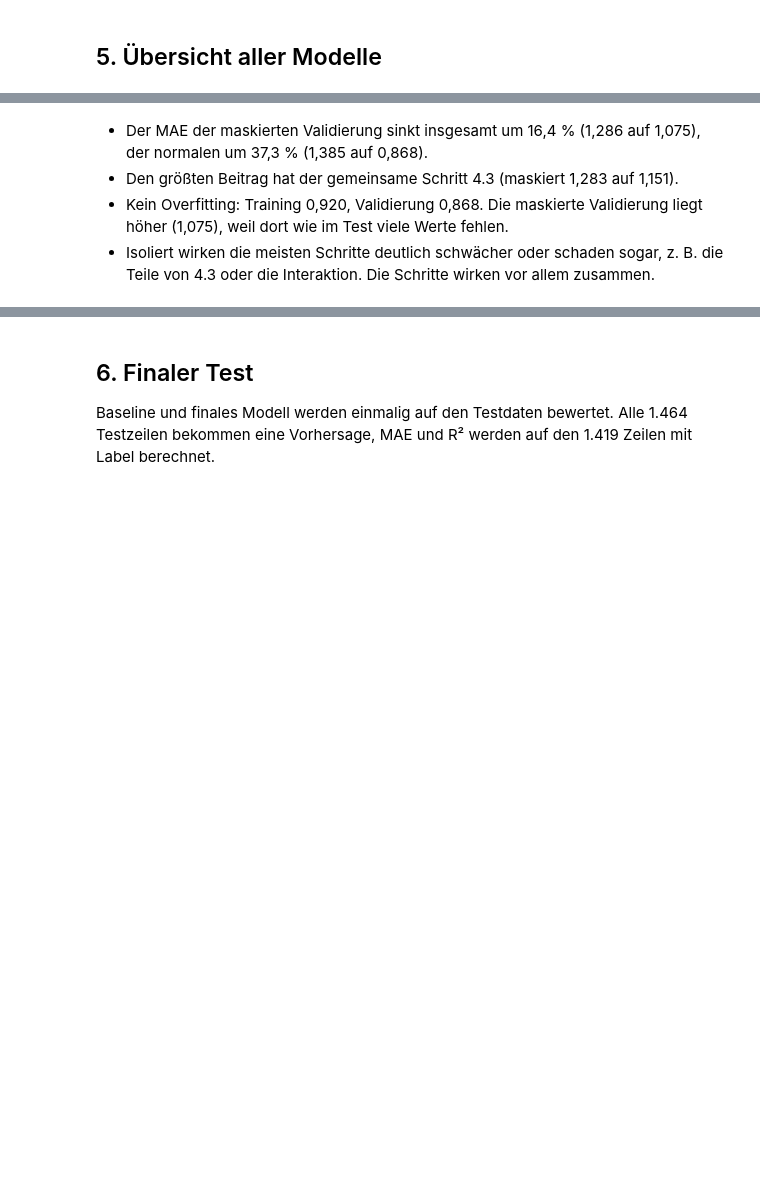
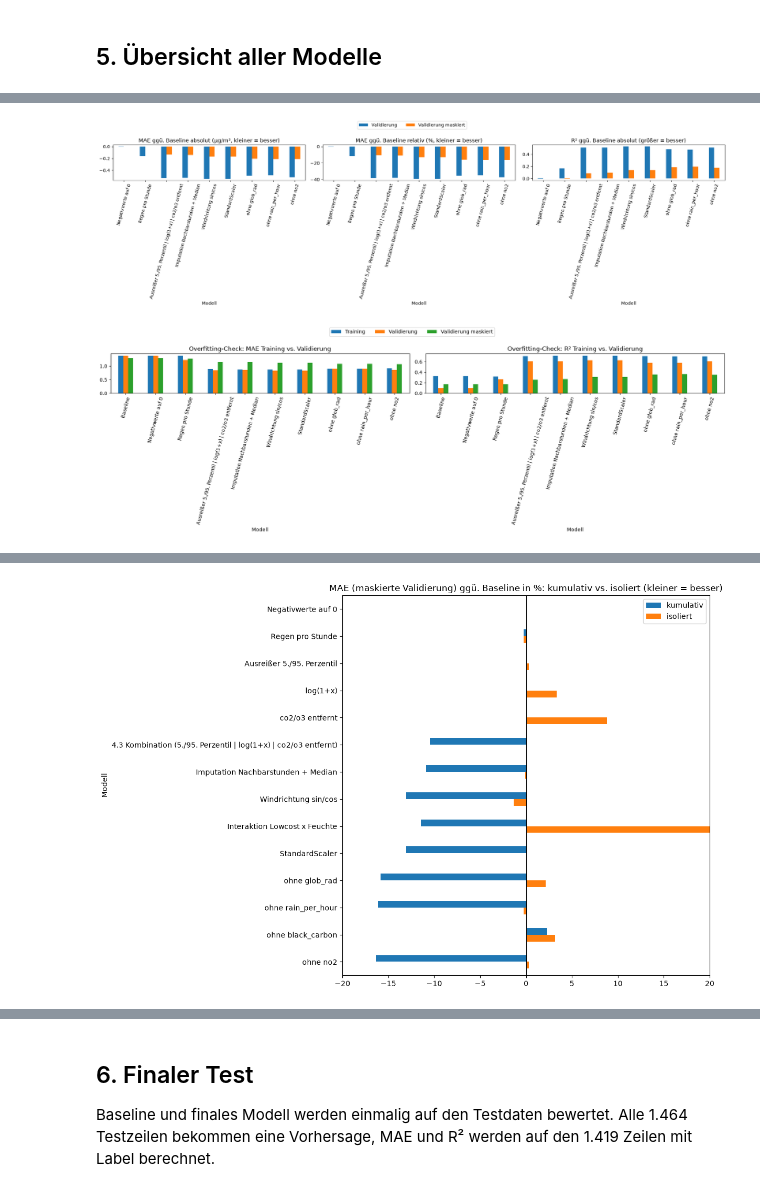
Before and after one commit to kevinvuong04/data-science-26-27, a Jupyter notebook: src/Notebooks/Aufgabe_2_Data_Preparation.ipynb, the cells around one changed output, grey strips where cells are left out. Saved outputs shown, nothing was run; the diff lists cells and outputs as text; code cells hidden in the pictures; blank space fills up the shorter version.

```diff
--- a/src/Notebooks/Aufgabe_2_Data_Preparation.ipynb
+++ b/src/Notebooks/Aufgabe_2_Data_Preparation.ipynb
@@ -950,17 +968,20 @@ for col in list(corr_with_label[corr_with_label.abs() < 0.05].index) + [vif_tabl
     if col not in candidates and col in features:
         candidates.append(col)
 before = current
-rows = []
+base_iso = path_data[2]        # Originaldaten nach 4.1 und 4.2 (wie bei den isolierten Teilen von 4.3)
+rows, rows_iso = [], []
 for col in candidates:
     data_new = run_step(drop_columns, cur, [col])
     row = evaluate("ohne " + col, "kumulativ", col + " entfernt", data_new)
     rows.append(row)
+    if col in base_iso[0].columns:
+        rows_iso.append(evaluate("ohne " + col, "isoliert", "nur " + col + " entfernt", run_step(drop_columns, base_iso, [col])))
     if improves(row):
         take_over(row, data_new, "MAE (maskiert) sinkt")
     else:
         adopt(row, "nein", "MAE (maskiert) steigt")
 check_integrity(cur)
-show([before] + rows)
+show([before] + rows + rows_iso)
 # %% [output]
                    r mit Label   VIF
 black_carbon              0.47  4.34
@@ -1037,5 +1016,59 @@ ohne no2                                               -16.3728
-# %% [markdown]
-- Der MAE der maskierten Validierung sinkt insgesamt um 16,4 % (1,286 auf 1,075), der normalen um 37,3 % (1,385 auf 0,868).
-- Den größten Beitrag hat der gemeinsame Schritt 4.3 (maskiert 1,283 auf 1,151).
-- Kein Overfitting: Training 0,920, Validierung 0,868. Die maskierte Validierung liegt höher (1,075), weil dort wie im Test viele Werte fehlen.
-- Isoliert wirken die meisten Schritte deutlich schwächer oder schaden sogar, z. B. die Teile von 4.3 oder die Interaktion. Die Schritte wirken vor allem zusammen.
+# %%
+combination = ""
+for row in path[1:]:
+    combination = row["Modell"] if combination == "" else combination + " + " + row["Modell"]
+print("Finale Kombination:", combination)
+
+path_df = pd.DataFrame(path).set_index("Modell")
+# Veränderung gegenüber der Baseline (negativ beim MAE = besser, positiv beim R² = besser)
+path_df["dMAE_Val_abs"] = path_df["MAE_Val"] - baseline["MAE_Val"]
+path_df["dR2_Val_abs"] = path_df["R2_Val"] - baseline["R2_Val"]
+print("Kennzahlen nach jedem übernommenen Schritt:")
+print(path_df[["MAE_Train", "MAE_Val", "MAE_Val_mask", "R2_Train", "R2_Val", "R2_Val_mask"]].round(4))
+print("\nVeränderung gegenüber der Baseline:")
+print(path_df[["dMAE_Val_abs", "dMAE_Val_%", "dMAE_mask_abs", "dMAE_mask_%", "dR2_Val_abs", "dR2_mask_abs"]].round(4))
+
+# Verbesserung gegenüber der Baseline je Schritt: MAE absolut und relativ, R² absolut
+names = {"dMAE_Val_abs": "Validierung", "dMAE_mask_abs": "Validierung maskiert", "dMAE_Val_%": "Validierung",
+         "dMAE_mask_%": "Validierung maskiert", "dR2_Val_abs": "Validierung", "dR2_mask_abs": "Validierung maskiert"}
+fig, axs = plt.subplots(1, 3, figsize=(20, 6))
+path_df[["dMAE_Val_abs", "dMAE_mask_abs"]].iloc[1:].rename(columns=names).plot.bar(ax=axs[0], rot=75, title="MAE ggü. Baseline absolut (µg/m³, kleiner = besser)")
+path_df[["dMAE_Val_%", "dMAE_mask_%"]].iloc[1:].rename(columns=names).plot.bar(ax=axs[1], rot=75, title="MAE ggü. Baseline relativ (%, kleiner = besser)")
+path_df[["dR2_Val_abs", "dR2_mask_abs"]].iloc[1:].rename(columns=names).plot.bar(ax=axs[2], rot=75, title="R² ggü. Baseline absolut (größer = besser)")
+for ax in axs:
+    ax.get_legend().remove()          # eine gemeinsame Legende über allen Diagrammen
+fig.legend(*axs[0].get_legend_handles_labels(), loc="upper center", ncol=2)
+plt.tight_layout(rect=[0, 0, 1, 0.93])
+plt.show()
+
+# Overfitting-Check: Training gegen Validierung, MAE und R²
+fig, axs = plt.subplots(1, 2, figsize=(18, 6))
+path_df[["MAE_Train", "MAE_Val", "MAE_Val_mask"]].rename(columns={"MAE_Train": "Training", "MAE_Val": "Validierung", "MAE_Val_mask": "Validierung maskiert"}).plot.bar(
+    ax=axs[0], rot=75, title="Overfitting-Check: MAE Training vs. Validierung")
+path_df[["R2_Train", "R2_Val", "R2_Val_mask"]].rename(columns={"R2_Train": "Training", "R2_Val": "Validierung", "R2_Val_mask": "Validierung maskiert"}).plot.bar(
+    ax=axs[1], rot=75, title="Overfitting-Check: R² Training vs. Validierung")
+for ax in axs:
+    ax.get_legend().remove()
+fig.legend(*axs[0].get_legend_handles_labels(), loc="upper center", ncol=3)
+plt.tight_layout(rect=[0, 0, 1, 0.93])
+plt.show()
+
+# Jeder Schritt kumulativ (mit allen vorherigen Schritten) und isoliert (allein); die 36 Kombinationen aus 4.3 stehen in 4.3
+all_results = pd.DataFrame(results)
+isolated = all_results[all_results["Art"] == "isoliert"].groupby("Modell", sort=False)["dMAE_mask_%"].first()
+cumulative = all_results[all_results["Art"] == "kumulativ"].groupby("Modell", sort=False)["dMAE_mask_%"].first()
+comparison = pd.DataFrame({"kumulativ": cumulative.reindex(isolated.index), "isoliert": isolated})
+combination_43 = "4.3 Kombination (" + outlier_name + " | " + skew_name + " | " + deletion_name + ")"
+comparison.loc[combination_43, "kumulativ"] = r_joint["dMAE_mask_%"]
+order = list(isolated.index)
+position = order.index("co2/o3 entfernt") + 1 if "co2/o3 entfernt" in order else len(order)
+comparison = comparison.reindex(order[:position] + [combination_43] + order[position:])   # Kombination direkt nach ihren Teilen
+print("Veränderung des MAE (maskierte Validierung) ggü. Baseline in %:")
+print(comparison.round(1))
+ax = comparison.plot.barh(figsize=(12, 8), title="MAE (maskierte Validierung) ggü. Baseline in %: kumulativ vs. isoliert (kleiner = besser)")
+ax.set_xlim(-20, 20)            # die isolierte Interaktion (über +500 %) liegt außerhalb, Wert siehe Tabelle
+ax.axvline(0, color="black", linewidth=0.8)
+ax.invert_yaxis()               # Reihenfolge wie im Notebook, erster Schritt oben
+plt.tight_layout()
+plt.show()
+# %% [output]
@@ -1041,0 +1092,2 @@ ohne no2                                               -16.3728
+[figure, added]
+[figure, added]
@@ -1041,0 +1111 @@ ohne no2                                               -16.3728
+[figure, added]
```
Also changed, not shown: parts of 20 cells of this notebook, 2 other files.
